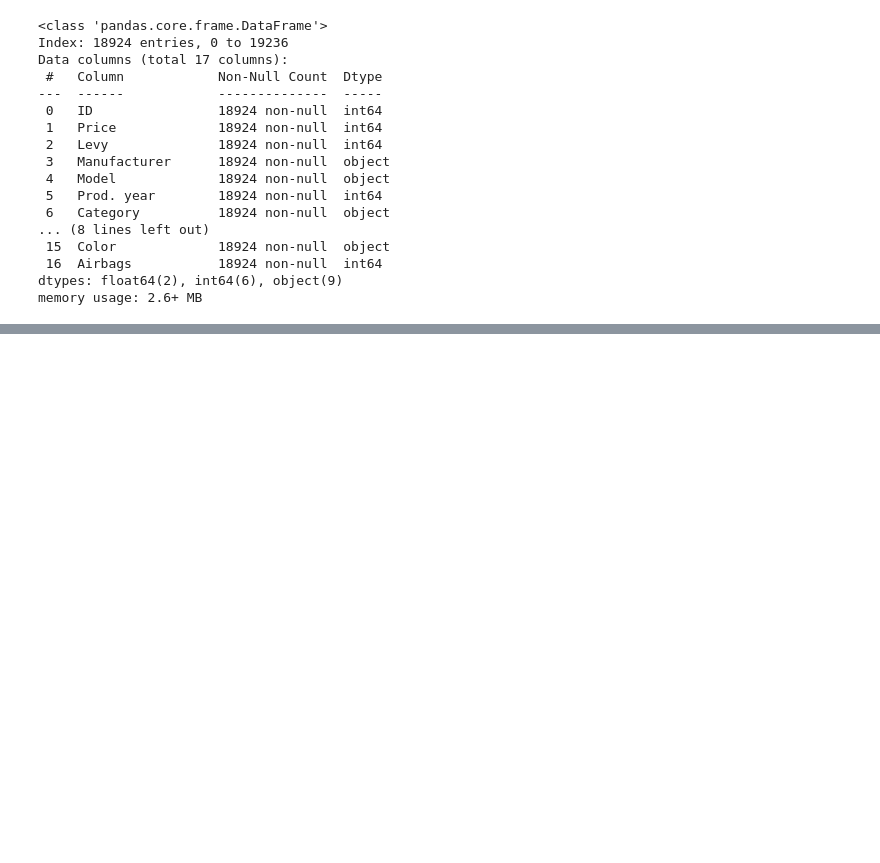
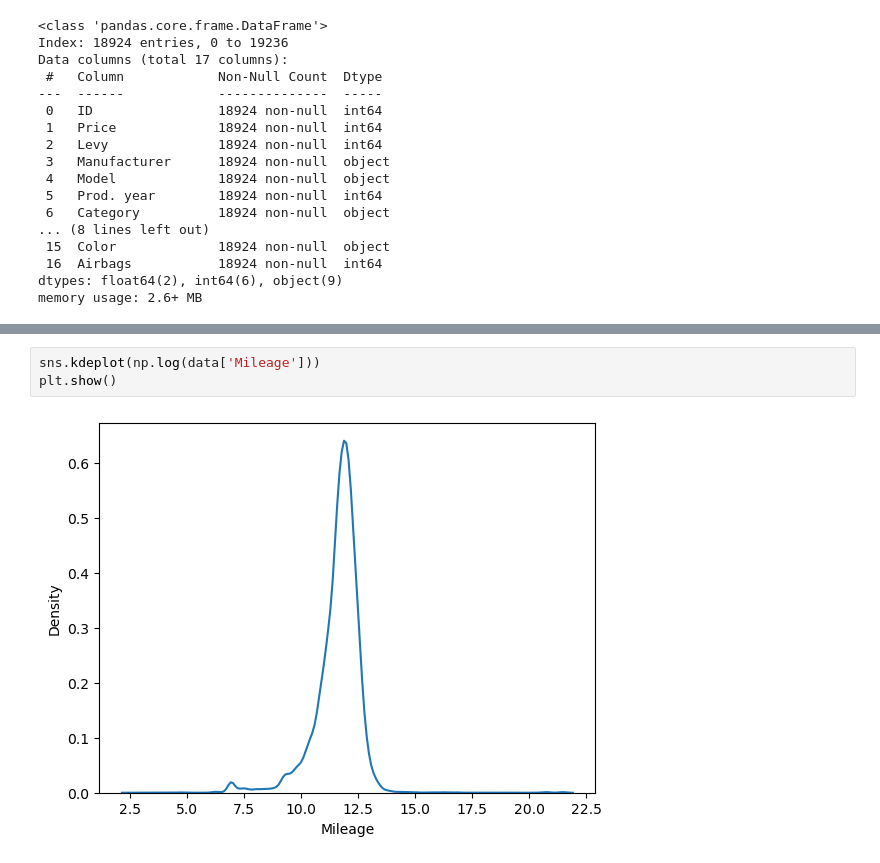
Before and after one commit to aniszariat/Car-Price-Prediction, a Jupyter notebook: EDA.ipynb, the cells around one changed output, grey strips where cells are left out. Cells and saved outputs as stored; diff of their text form; blank space fills up the shorter version.

```diff
--- a/EDA.ipynb
+++ b/EDA.ipynb
@@ -240,0 +264,5 @@ memory usage: 2.6+ MB
+# %%
+sns.kdeplot(np.log(data['Mileage']))
+plt.show()
+# %% [output]
+[figure, added]
```
Also changed, not shown: parts of 2 cells of this notebook.
